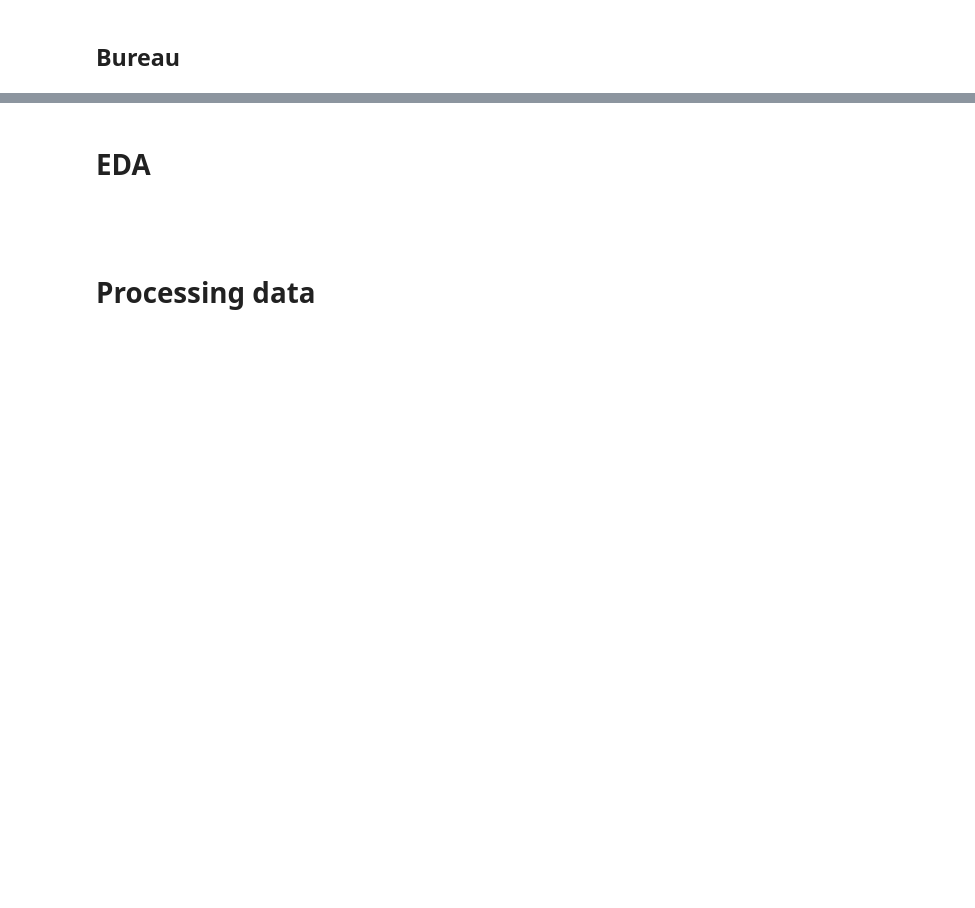
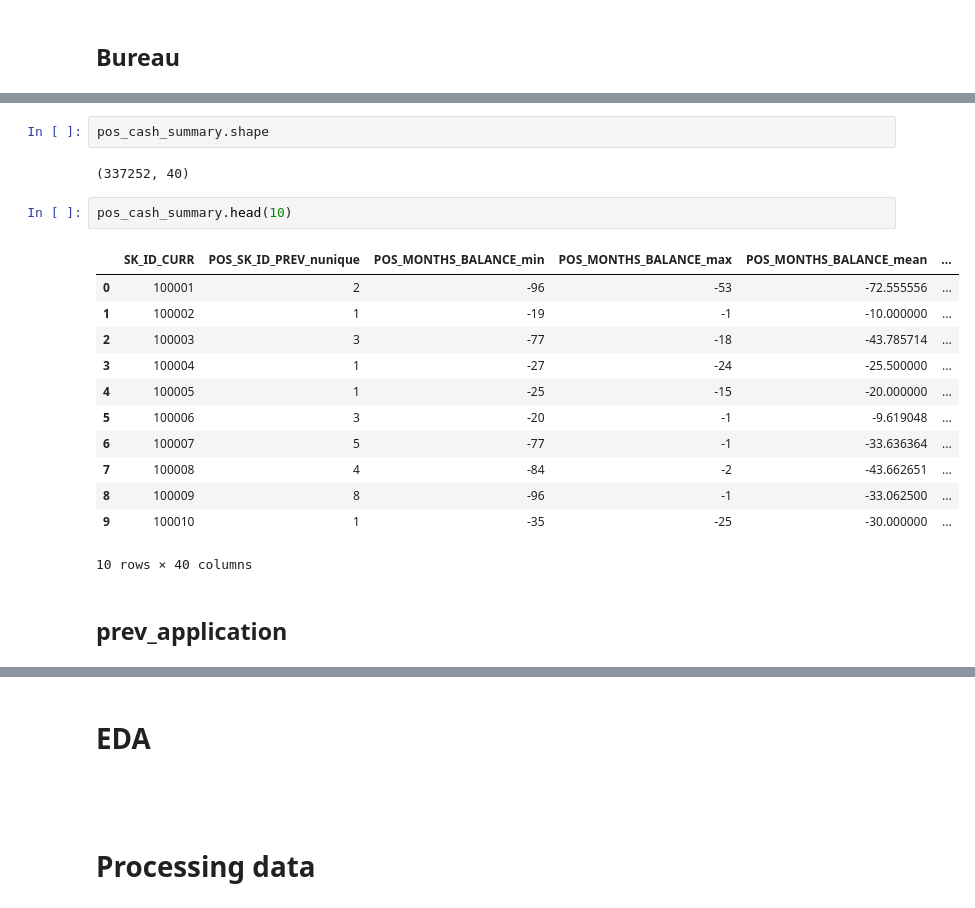
Before and after one commit to FernandoRossell/credit-portfolio-risk-optimization, a Jupyter notebook: develop.ipynb, the cells around one changed output, grey strips where cells are left out. Drawn from its saved outputs; the diff is of its cells as text; blank space fills up the shorter version.

```diff
--- a/develop.ipynb
+++ b/develop.ipynb
@@ -218,0 +677,21 @@ prev_application
+# %%
+pos_cash_summary.shape
+# %% [output]
+(337252, 40)
+# %%
+pos_cash_summary.head(10)
+# %% [output]
+|  | SK_ID_CURR | POS_SK_ID_PREV_nunique | POS_MONTHS_BALANCE_min | POS_MONTHS_BALANCE_max | POS_MONTHS_BALANCE_mean | ... |
+| 0 | 100001 | 2 | -96 | -53 | -72.555556 | ... |
+| 1 | 100002 | 1 | -19 | -1 | -10.000000 | ... |
+| 2 | 100003 | 3 | -77 | -18 | -43.785714 | ... |
+| 3 | 100004 | 1 | -27 | -24 | -25.500000 | ... |
+| 4 | 100005 | 1 | -25 | -15 | -20.000000 | ... |
+| 5 | 100006 | 3 | -20 | -1 | -9.619048 | ... |
+| 6 | 100007 | 5 | -77 | -1 | -33.636364 | ... |
+| 7 | 100008 | 4 | -84 | -2 | -43.662651 | ... |
+| 8 | 100009 | 8 | -96 | -1 | -33.062500 | ... |
+| 9 | 100010 | 1 | -35 | -25 | -30.000000 | ... |
+10 rows × 40 columns
+# %% [markdown]
+## prev_application
```
Also changed, not shown: parts of 19 cells of this notebook.
